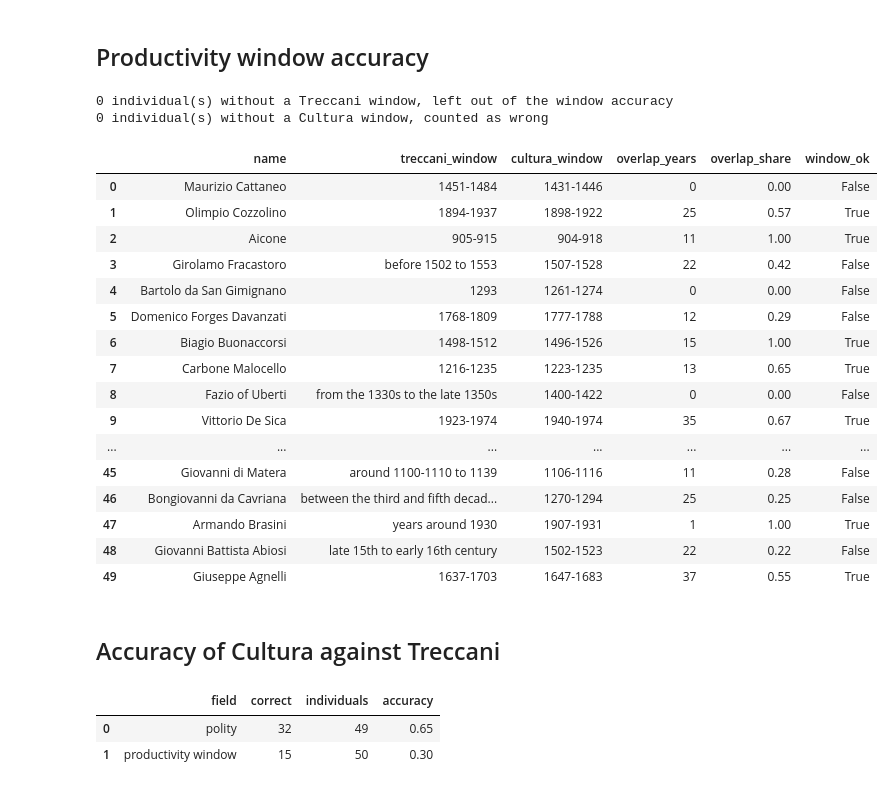
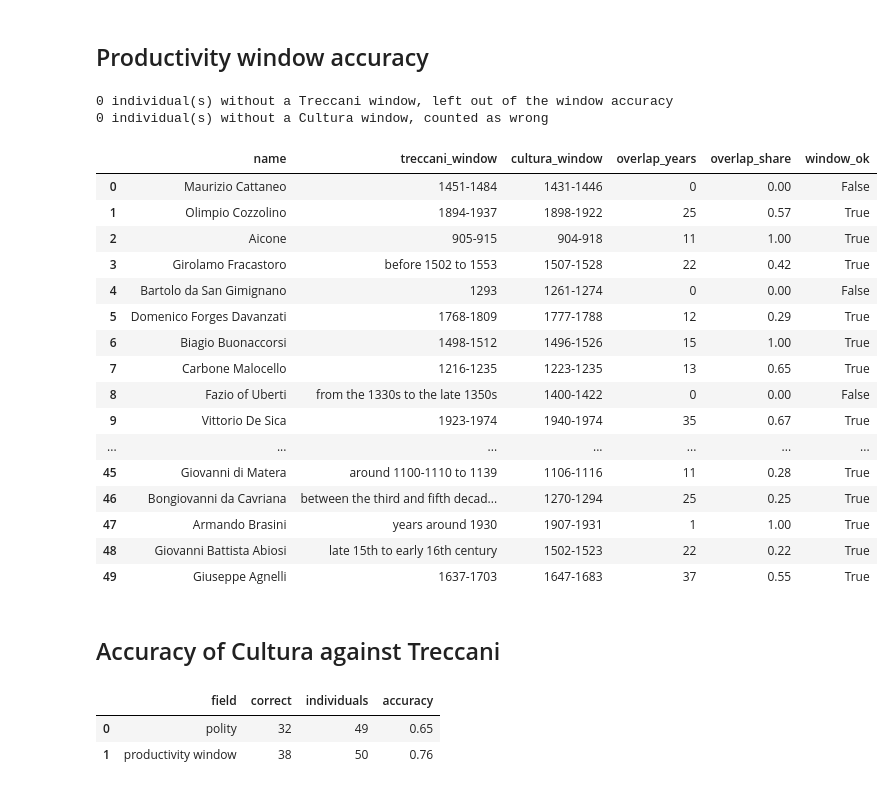
Before and after one commit to charlesdedampierre/cultura_database, a Jupyter notebook: notebooks/13_treccani_validation.ipynb, the cells around one changed output. Saved outputs shown, nothing was run; the diff lists cells and outputs as text; code cells hidden in the pictures.

Commit message:
Notebook 13: a productivity window agrees when it overlaps the Treccani window at all

```diff
--- a/notebooks/13_treccani_validation.ipynb
+++ b/notebooks/13_treccani_validation.ipynb
@@ -185,32 +184,32 @@ comparison[["name", "treccani_polity", "cultura_sub_polities", "cultura_meta_pol
 # %%
 overlap = (comparison[["treccani_end", "cultura_end"]].min(axis=1, skipna=False) - comparison[["treccani_start", "cultura_start"]].max(axis=1, skipna=False) + 1).clip(lower=0)
 treccani_span = comparison["treccani_end"] - comparison["treccani_start"] + 1
 comparison["overlap_years"] = overlap
 comparison["overlap_share"] = (overlap / treccani_span).round(2)
-comparison["window_ok"] = comparison["overlap_share"].fillna(0) >= MIN_OVERLAP_SHARE
+comparison["window_ok"] = comparison["overlap_years"].fillna(0) > 0
 comparison["has_treccani_window"] = comparison["treccani_start"].notna()
 print((~comparison["has_treccani_window"]).sum(), "individual(s) without a Treccani window, left out of the window accuracy")
 print(comparison["cultura_start"].isna().sum(), "individual(s) without a Cultura window, counted as wrong")
 comparison[["name", "treccani_window", "cultura_window", "overlap_years", "overlap_share", "window_ok"]]
 # %% [output]
 0 individual(s) without a Treccani window, left out of the window accuracy
 0 individual(s) without a Cultura window, counted as wrong
 |  | name | treccani_window | cultura_window | overlap_years | overlap_share | window_ok |
 | 0 | Maurizio Cattaneo | 1451-1484 | 1431-1446 | 0 | 0.00 | False |
 | 1 | Olimpio Cozzolino | 1894-1937 | 1898-1922 | 25 | 0.57 | True |
 | 2 | Aicone | 905-915 | 904-918 | 11 | 1.00 | True |
-| 3 | Girolamo Fracastoro | before 1502 to 1553 | 1507-1528 | 22 | 0.42 | False |
+| 3 | Girolamo Fracastoro | before 1502 to 1553 | 1507-1528 | 22 | 0.42 | True |
 | 4 | Bartolo da San Gimignano | 1293 | 1261-1274 | 0 | 0.00 | False |
-| 5 | Domenico Forges Davanzati | 1768-1809 | 1777-1788 | 12 | 0.29 | False |
+| 5 | Domenico Forges Davanzati | 1768-1809 | 1777-1788 | 12 | 0.29 | True |
 | 6 | Biagio Buonaccorsi | 1498-1512 | 1496-1526 | 15 | 1.00 | True |
 | 7 | Carbone Malocello | 1216-1235 | 1223-1235 | 13 | 0.65 | True |
 | 8 | Fazio of Uberti | from the 1330s to the late 1350s | 1400-1422 | 0 | 0.00 | False |
 | 9 | Vittorio De Sica | 1923-1974 | 1940-1974 | 35 | 0.67 | True |
 | ... | ... | ... | ... | ... | ... | ... |
-| 45 | Giovanni di Matera | around 1100-1110 to 1139 | 1106-1116 | 11 | 0.28 | False |
-| 46 | Bongiovanni da Cavriana | between the third and fifth decad... | 1270-1294 | 25 | 0.25 | False |
+| 45 | Giovanni di Matera | around 1100-1110 to 1139 | 1106-1116 | 11 | 0.28 | True |
+| 46 | Bongiovanni da Cavriana | between the third and fifth decad... | 1270-1294 | 25 | 0.25 | True |
 | 47 | Armando Brasini | years around 1930 | 1907-1931 | 1 | 1.00 | True |
-| 48 | Giovanni Battista Abiosi | late 15th to early 16th century | 1502-1523 | 22 | 0.22 | False |
+| 48 | Giovanni Battista Abiosi | late 15th to early 16th century | 1502-1523 | 22 | 0.22 | True |
 | 49 | Giuseppe Agnelli | 1637-1703 | 1647-1683 | 37 | 0.55 | True |
 # %% [markdown]
 ## Accuracy of Cultura against Treccani
@@ -226,4 +225,4 @@ pd.DataFrame({
 # %% [output]
 |  | field | correct | individuals | accuracy |
 | 0 | polity | 32 | 49 | 0.65 |
-| 1 | productivity window | 15 | 50 | 0.30 |
+| 1 | productivity window | 38 | 50 | 0.76 |
```
Also changed, not shown: parts of 2 cells of this notebook.
